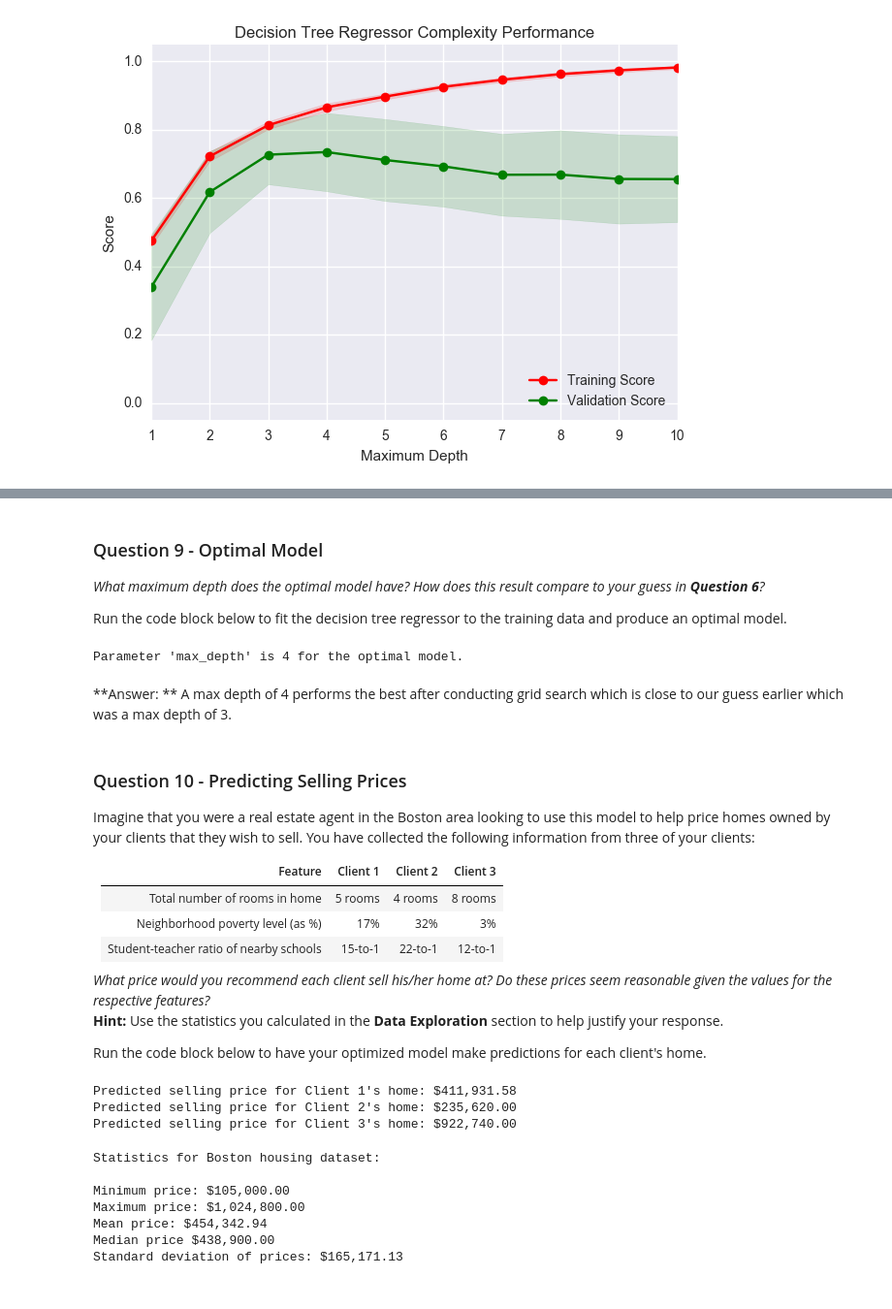
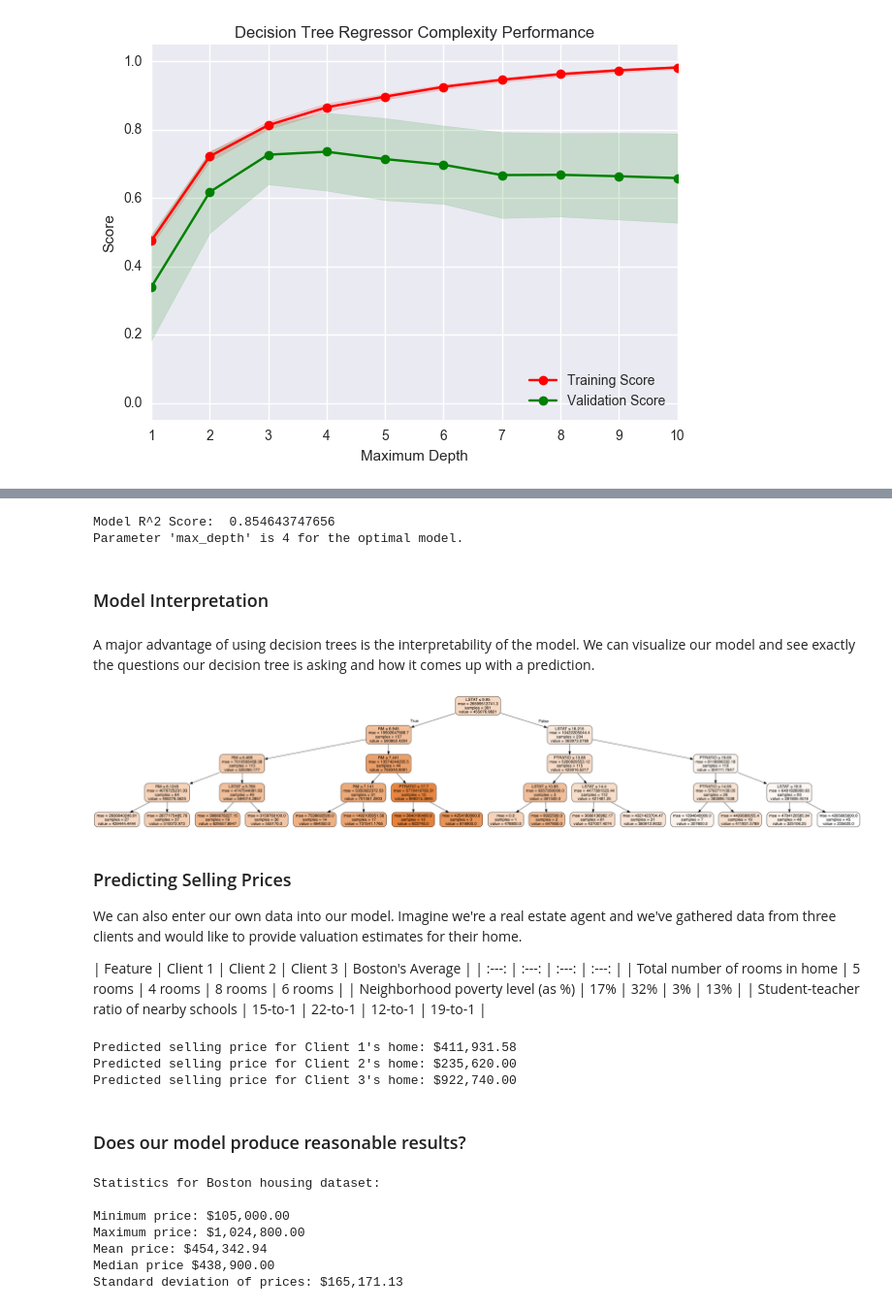
Before and after one commit to JLeung46/boston_housing, a Jupyter notebook: boston_housing.ipynb, the cells around one changed output, grey strips where cells are left out. Shown at 97% size. Saved outputs shown, nothing was run; the diff lists cells and outputs as text; code cells hidden in the pictures.

```diff
--- a/boston_housing.ipynb
+++ b/boston_housing.ipynb
@@ -136,13 +110,6 @@ For the `performance_metric` function in the code cell below, you will need to i
 # %%
-# TODO: Import 'r2_score'
 from sklearn.metrics import r2_score
 
 def performance_metric(y_true, y_predict):
-    """ Calculates and returns the performance score between
-        true and predicted values based on the metric chosen. """
-
-    # TODO: Calculate the performance score between 'y_true' and 'y_predict'
     score = r2_score(y_true,y_predict)
-
-    # Return the score
     return score
@@ -321,32 +215,44 @@ Once a model has been trained on a given set of data, it can now be used to make
-# %% [markdown]
-### Question 9 - Optimal Model
-_What maximum depth does the optimal model have? How does this result compare to your guess in **Question 6**?_
-
-Run the code block below to fit the decision tree regressor to the training data and produce an optimal model.
 # %%
 # Fit the training data to the model using grid search
 reg = fit_model(X_train, y_train)
 
+# Print Model Score
+print "Model R^2 Score: ",reg.score(X_test, y_test)
+
 # Produce the value for 'max_depth'
 print "Parameter 'max_depth' is {} for the optimal model.".format(reg.get_params()['max_depth'])
 # %% [output]
+Model R^2 Score:  0.854643747656
 Parameter 'max_depth' is 4 for the optimal model.
-# %% [markdown]
-**Answer: **
-A max depth of 4 performs the best after conducting grid search which is close to our guess earlier which was a max depth of 3.
+# %% [markdown]
+### Model Interpretation
+# %% [markdown]
+A major advantage of using decision trees is the interpretability of the model. We can visualize our model and see exactly the questions our decision tree is asking and how it comes up with a prediction.
+# %%
+from IPython.display import Image
+from sklearn.externals.six import StringIO
+import pydotplus
+from sklearn import tree
+
+dot_data = StringIO()
+tree.export_graphviz(reg, out_file=dot_data,
+    feature_names=X_train.columns,
+    class_names="PRICES",
+    filled=True, rounded=True,
+    special_characters=True)
+graph = pydotplus.graph_from_dot_data(dot_data.getvalue())
+Image(graph.create_png(),width=1000, height=1000)
+# %% [output]
+[figure, added]
 # %% [markdown]
-### Question 10 - Predicting Selling Prices
-Imagine that you were a real estate agent in the Boston area looking to use this model to help price homes owned by your clients that they wish to sell. You have collected the following information from three of your clients:
+### Predicting Selling Prices
+We can also enter our own data into our model. Imagine we're a real estate agent and we've gathered data from three clients and would like to provide valuation estimates for their home.
 
-| Feature | Client 1 | Client 2 | Client 3 |
+| Feature | Client 1 | Client 2 | Client 3 | Boston's Average |
 | :---: | :---: | :---: | :---: |
-| Total number of rooms in home | 5 rooms | 4 rooms | 8 rooms |
-| Neighborhood poverty level (as %) | 17% | 32% | 3% |
-| Student-teacher ratio of nearby schools | 15-to-1 | 22-to-1 | 12-to-1 |
-*What price would you recommend each client sell his/her home at? Do these prices seem reasonable given the values for the respective features?*
-**Hint:** Use the statistics you calculated in the **Data Exploration** section to help justify your response.
-
-Run the code block below to have your optimized model make predictions for each client's home.
+| Total number of rooms in home | 5 rooms | 4 rooms | 8 rooms | 6 rooms |
+| Neighborhood poverty level (as %) | 17% | 32% | 3% | 13% |
+| Student-teacher ratio of nearby schools | 15-to-1 | 22-to-1 | 12-to-1 | 19-to-1 |
 # %%
 # Produce a matrix for client data
 client_data = [[5, 17, 15], # Client 1
@@ -360,6 +266,8 @@ for i, price in enumerate(reg.predict(client_data)):
 Predicted selling price for Client 1's home: $411,931.58
 Predicted selling price for Client 2's home: $235,620.00
 Predicted selling price for Client 3's home: $922,740.00
+# %% [markdown]
+### Does our model produce reasonable results?
 # %%
 # Show the calculated statistics
 print "Statistics for Boston housing dataset:\n"
```
Also changed, not shown: parts of 53 cells of this notebook, 3 other files.
